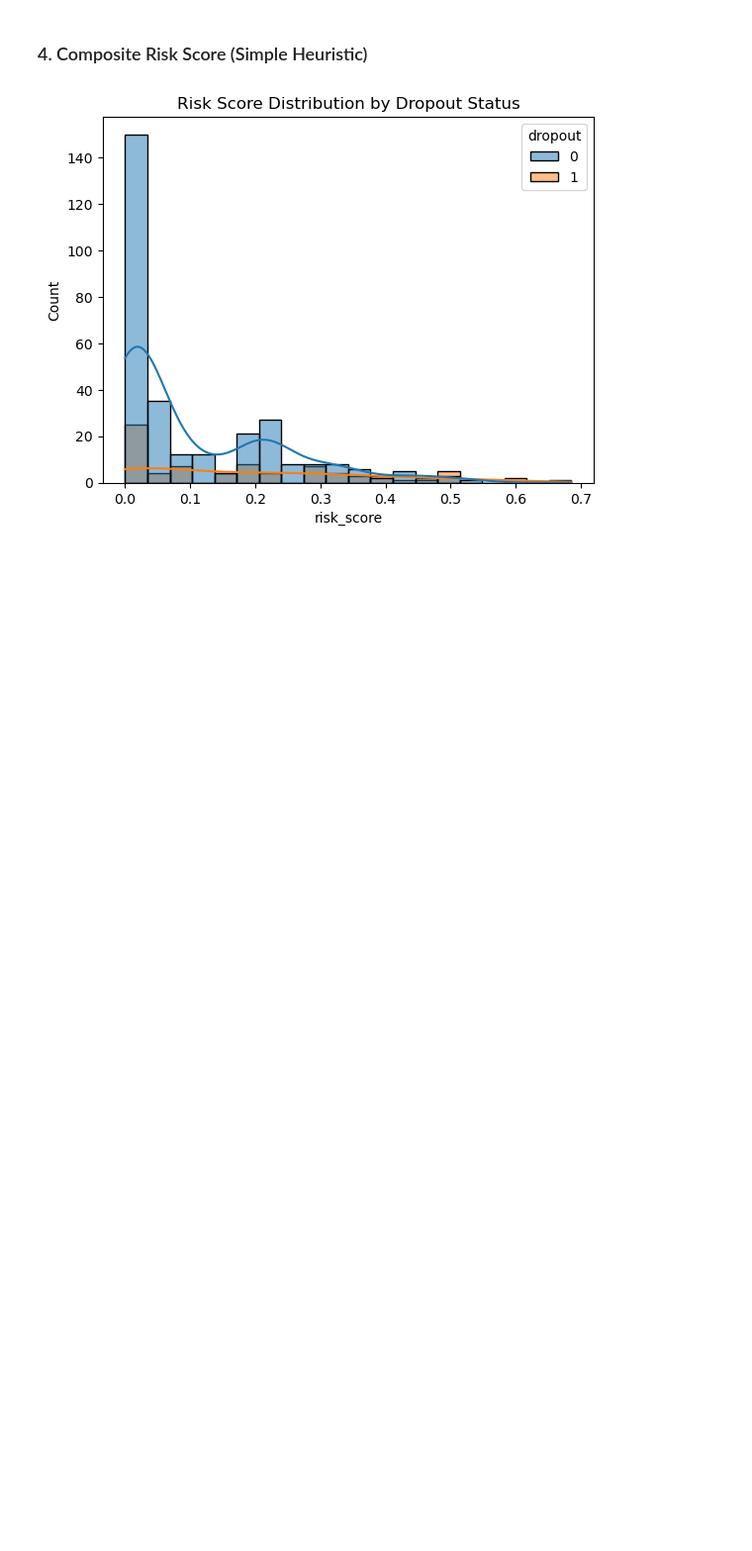
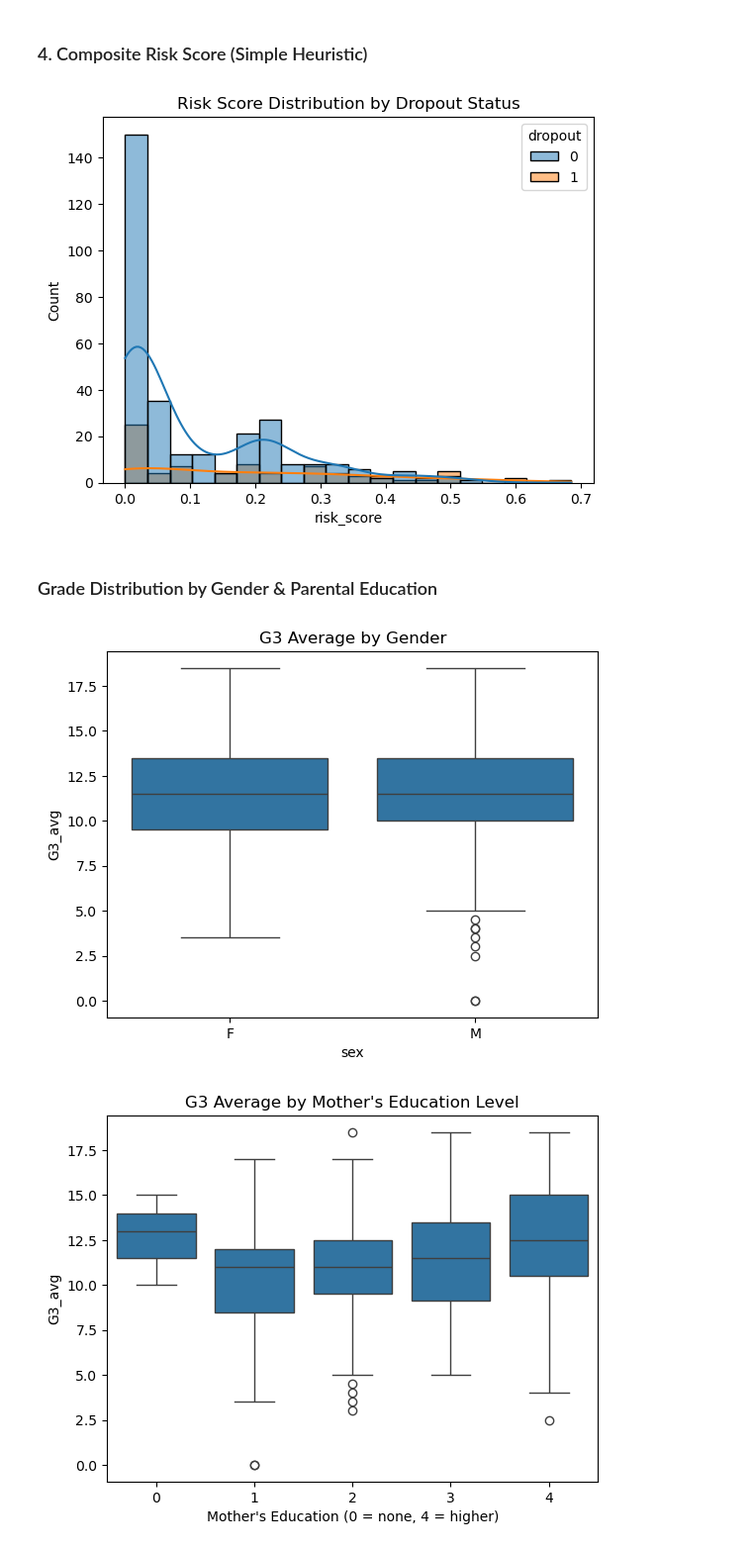
Before and after one commit to ahmad2025-ai/Final-Project, a Jupyter notebook: main-project.ipynb, the cells around one changed output. Shown at 99% size. Saved outputs shown, nothing was run; the diff lists cells and outputs as text; code cells hidden in the pictures; blank space fills up the shorter version.

```diff
--- a/main-project.ipynb
+++ b/main-project.ipynb
@@ -665,3 +666,28 @@ plt.show()
 joined_df['high_risk'] = joined_df['risk_score'].apply(lambda x: 1 if x > 0.5 else 0)
 # %% [output]
 [figure]
+# %% [markdown]
+### Grade Distribution by Gender & Parental Education
+# %%
+import seaborn as sns
+import matplotlib.pyplot as plt
+
+# Gender vs G3_avg
+sns.boxplot(x='sex', y='G3_avg', data=joined_df)
+plt.title("G3 Average by Gender")
+plt.show()
+
+# Mother's education vs G3_avg
+sns.boxplot(x='Medu', y='G3_avg', data=joined_df)
+plt.title("G3 Average by Mother's Education Level")
+plt.xlabel("Mother's Education (0 = none, 4 = higher)")
+plt.show()
+
+# Father's education vs G3_avg
+sns.boxplot(x='Fedu', y='G3_avg', data=joined_df)
+plt.title("G3 Average by Father's Education Level")
+plt.xlabel("Father's Education (0 = none, 4 = higher)")
+plt.show()
+# %% [output]
+[figure, added]
+[figure, added]
```
Also changed, not shown: parts of 44 cells of this notebook, 5 other files.
